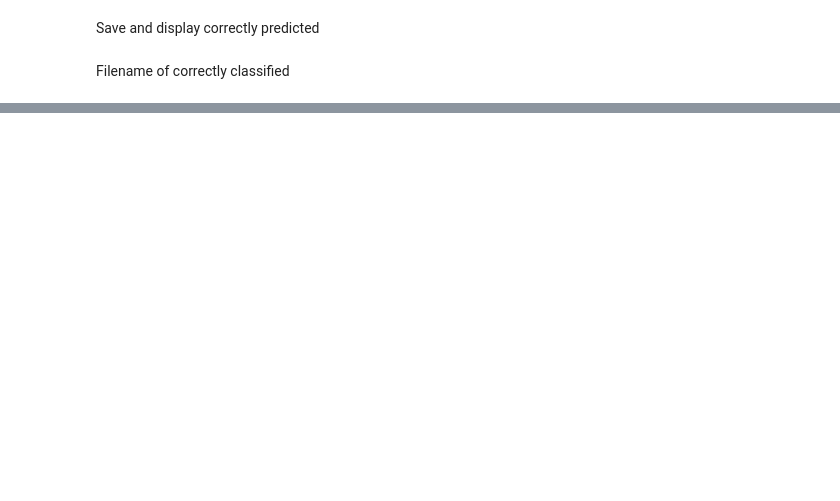
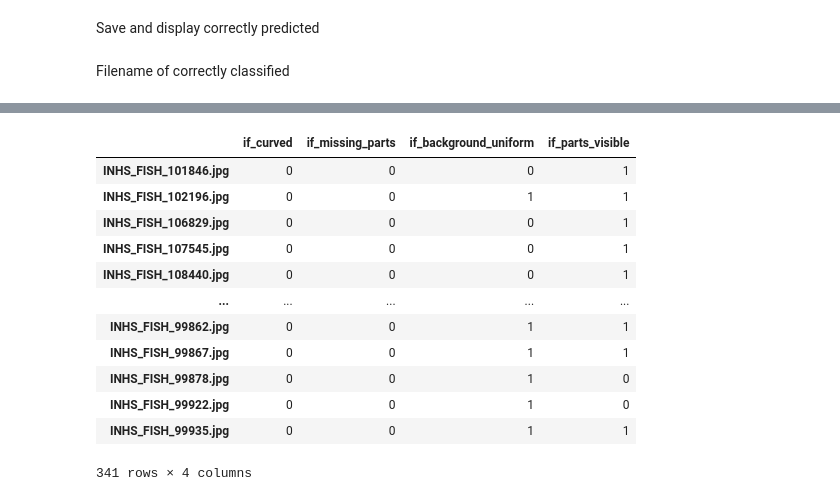
Before and after one commit to hdr-bgnn/iqm, a Jupyter notebook: HGNN/analyze/obtain_misclassified_examples.ipynb, the cells around one changed output, grey strips where cells are left out. Cells and saved outputs as stored; diff of their text form; code cells hidden in the pictures; blank space fills up the shorter version.

```diff
--- a/HGNN/analyze/obtain_misclassified_examples.ipynb
+++ b/HGNN/analyze/obtain_misclassified_examples.ipynb
@@ -204,0 +221,9 @@ test_loader
+# %%
+df_correctlyclassified.set_index('file name').join(qual.set_index('image_name'),how='inner')
+df_misclassified.set_index('file name').join(qual.set_index('image_name'),how='inner')
+df_correctlyclassified['classified']='correct'
+df_misclassified['classified']='misclassified'
+df_bothclassified=df_correctlyclassified.append(df_misclassified)
+# %%
+df_bothclassified
+moige=df_bothclassified.set_index('file name').join(qual.set_index('image_name')).join(meta.set_index('fileName'))
@@ -204,0 +239,12 @@ test_loader
+# %%
+from plotnine import *
+moige=moige.rename(columns={'if_bent':'if_curved'})
+res=moige.groupby('classified').mean().drop(['height','width','fish_number','if_fish','fixedCatalogNumber','checked_flag','landmark_failures_number','if_label_catalog_number_correct','if_label_name_correct','if_each_fish_label'],axis=1)
+
+for incol in [col for col in moige if col.startswith('if')]:
+    moige[incol] = moige[incol].astype(float)
+flip_ifs = ['if_blur']
+for col in flip_ifs:
+    res[col] = 1-res[col]
+res.transpose()
+#ggplot(moige,aes('classified','if_fish'))+geom_bar()
@@ -204,0 +270,21 @@ test_loader
+# %%
+
+
+X=moige[['if_curved','if_missing_parts','image_quality','if_overlapping','if_background_uniform','if_parts_visible']]
+y=(moige['classified']=='correct').astype(int)
+# %%
+X[['if_curved','if_missing_parts','if_background_uniform','if_parts_visible']].astype(int)
+# %% [output]
+|  | if_curved | if_missing_parts | if_background_uniform | if_parts_visible |
+| INHS_FISH_101846.jpg | 0 | 0 | 0 | 1 |
+| INHS_FISH_102196.jpg | 0 | 0 | 1 | 1 |
+| INHS_FISH_106829.jpg | 0 | 0 | 0 | 1 |
+| INHS_FISH_107545.jpg | 0 | 0 | 0 | 1 |
+| INHS_FISH_108440.jpg | 0 | 0 | 0 | 1 |
+| ... | ... | ... | ... | ... |
+| INHS_FISH_99862.jpg | 0 | 0 | 1 | 1 |
+| INHS_FISH_99867.jpg | 0 | 0 | 1 | 1 |
+| INHS_FISH_99878.jpg | 0 | 0 | 1 | 0 |
+| INHS_FISH_99922.jpg | 0 | 0 | 1 | 0 |
+| INHS_FISH_99935.jpg | 0 | 0 | 1 | 1 |
+341 rows × 4 columns
```
Also changed, not shown: parts of 22 cells of this notebook, 11 other files.
